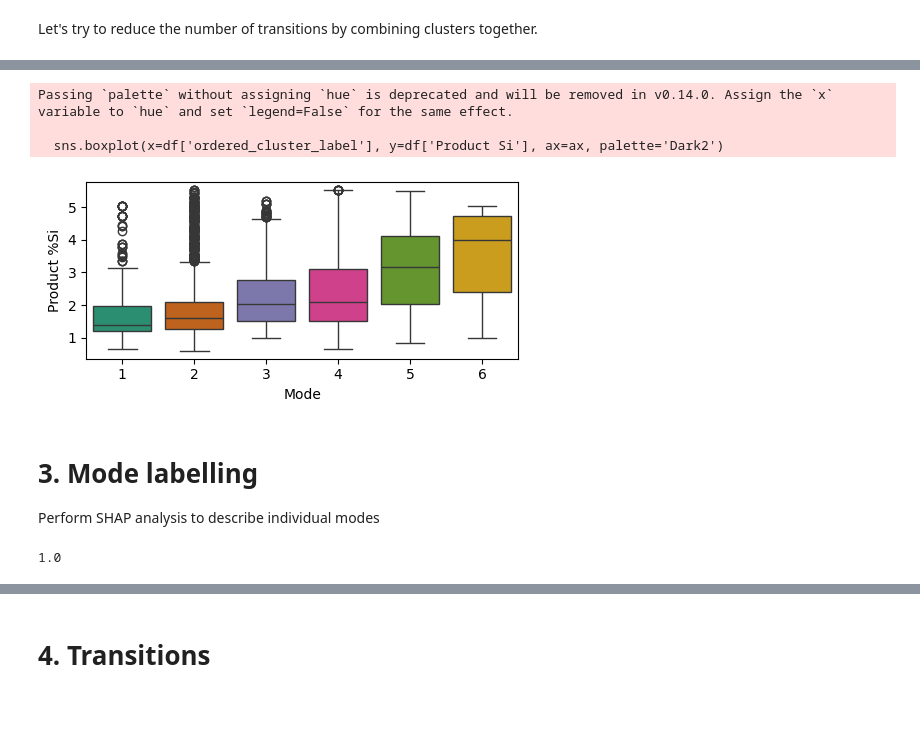
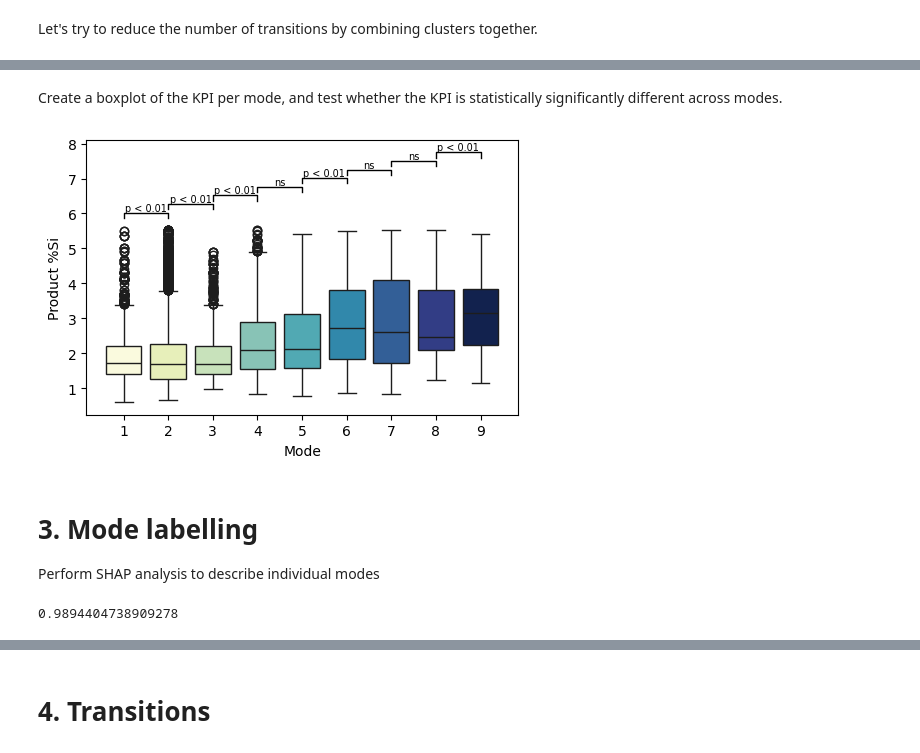
Before and after one commit to Stellenbosch-University-Process-Eng/Optimality-graph, a Jupyter notebook: caseStudy.ipynb, the cells around one changed output, grey strips where cells are left out. Drawn from its saved outputs; the diff is of its cells as text; code cells hidden in the pictures; blank space fills up the shorter version.

```diff
--- a/caseStudy.ipynb
+++ b/caseStudy.ipynb
@@ -224,0 +224,18 @@ plt.show()
+# %%
+join = [(0, 2, 5, 6, 11, 12), (1,), (3,), (4,), (7,), (8,), (9,13), (10,), (14,) ]
+cluster_mapping = {}
+for new_label, group in enumerate(join):
+    for old_label in group:
+        cluster_mapping[old_label] = new_label
+pls_labels_joined = np.array([cluster_mapping.get(k) for k in pls_labels])
+
+cluster_metric_joined = pd.DataFrame({'Cluster t_{k}': pls_labels_joined[:-1],
+                                      'Cluster t_{k+1}': pls_labels_joined[1:]})
+cm = confusion_matrix(cluster_metric_joined['Cluster t_{k}'],
+                      cluster_metric_joined['Cluster t_{k+1}']) + 0.
+cm += cm.T
+cm[np.triu_indices_from(cm)] = np.nan
+
+plt.figure(figsize=(10, 10))
+sns.heatmap(cm, annot=True, fmt='.0f', cmap='Reds')
+plt.show()
@@ -225,36 +244,70 @@ plt.show()
+# %% [markdown]
+Create a boxplot of the KPI per mode, and test whether the KPI is statistically significantly different across modes.
 # %%
+from scipy.stats import mannwhitneyu
+
 # Compute mean Product Si per cluster label
 means = pd.Series(df['Product Si']).groupby(pls_labels_joined).mean()
 label_order_map = {label: i+1 for i, label in enumerate(means.sort_values().index.tolist())}
 df['ordered_cluster_label'] = [label_order_map[l] for l in pls_labels_joined]
-#df['ordered_cluster_label'] = pls_labels_joined
 
-fig, ax = plt.subplots(figsize=(5, 2.5))
-sns.boxplot(x=df['ordered_cluster_label'], y=df['Product Si'], ax=ax, palette='Dark2')
+unique_labels = sorted(df['ordered_cluster_label'].unique())
+groups = {lbl: df.loc[df['ordered_cluster_label'] == lbl, 'Product Si'].values
+          for lbl in unique_labels}
+
+fig, ax = plt.subplots(figsize=(5, 3.5))
+sns.boxplot(x=df['ordered_cluster_label'], y=df['Product Si'], ax=ax, hue=df['ordered_cluster_label'], palette='YlGnBu', legend=False)
+
+# Add significance brackets between adjacent pairs
+y_range = df['Product Si'].max() - df['Product Si'].min()
+h   = y_range * 0.03   # bracket tick height
+gap = y_range * 0.02   # gap between successive brackets
+bar_y = ax.get_ylim()[1] + gap
+
+for i in range(len(unique_labels) - 1):
+    g1, g2 = unique_labels[i], unique_labels[i + 1]
+    _, p = mannwhitneyu(groups[g1], groups[g2], alternative='two-sided')
+    sig = 'p < 0.01' if p < 0.01 else 'p < 0.05' if p < 0.05 else 'ns'
+    x1, x2 = i, i + 1
+    ax.plot([x1, x1, x2, x2], [bar_y, bar_y + h, bar_y + h, bar_y], lw=1, c='k')
+    ax.text((x1 + x2) / 2, bar_y + h, sig, ha='center', va='bottom', fontsize=7)
+    bar_y += h + gap
+
 ax.set_xlabel('Mode')
 ax.set_ylabel('Product %Si')
 plt.tight_layout()
 plt.show()
 # %% [output]
-Passing `palette` without assigning `hue` is deprecated and will be removed in v0.14.0. Assign the `x` variable to `hue` and set `legend=False` for the same effect.
-
-  sns.boxplot(x=df['ordered_cluster_label'], y=df['Product Si'], ax=ax, palette='Dark2')
-[figure, old version]
+[figure, new version]
 # %% [markdown]
 # 3. Mode labelling
 Perform SHAP analysis to describe individual modes
 # %%
 # Train basic LightGBM classifier
 lgb_classifier = lgb.LGBMClassifier(
-    n_estimators=100,
+    n_estimators=200,
     learning_rate=0.1,
-    max_depth=5,
+    max_depth=6,
     random_state=42,
     verbose=-1  # Suppress warnings
 )
 
-y_pred = lgb_classifier.fit(df_model, df['ordered_cluster_label'])
-y_pred = lgb_classifier.predict(df_model)
+level_cols   = [c for c in df.columns if c.startswith('Level')]
+airflow_cols = [c for c in df.columns if c.startswith('Air Flow')]
+drop_cols    = targets + ['ordered_cluster_label']
+
+df_classifier = (df
+    .drop(columns=drop_cols + level_cols + airflow_cols, errors='ignore')
+    .assign(**{
+        'Levels':   df[level_cols].mean(axis=1),
+        'Air Flow': df[airflow_cols].mean(axis=1),
+    })
+)
+
+#df_classifier = df.drop(['ordered_cluster_label'], axis=1).drop(targets, axis=1).copy()
+
+y_pred = lgb_classifier.fit(df_classifier, df['ordered_cluster_label'])
+y_pred = lgb_classifier.predict(df_classifier)
 print(accuracy_score(df['ordered_cluster_label'], y_pred))
 # %% [output]
-1.0
+0.9894404738909278
```
Also changed, not shown: parts of 22 cells of this notebook.
